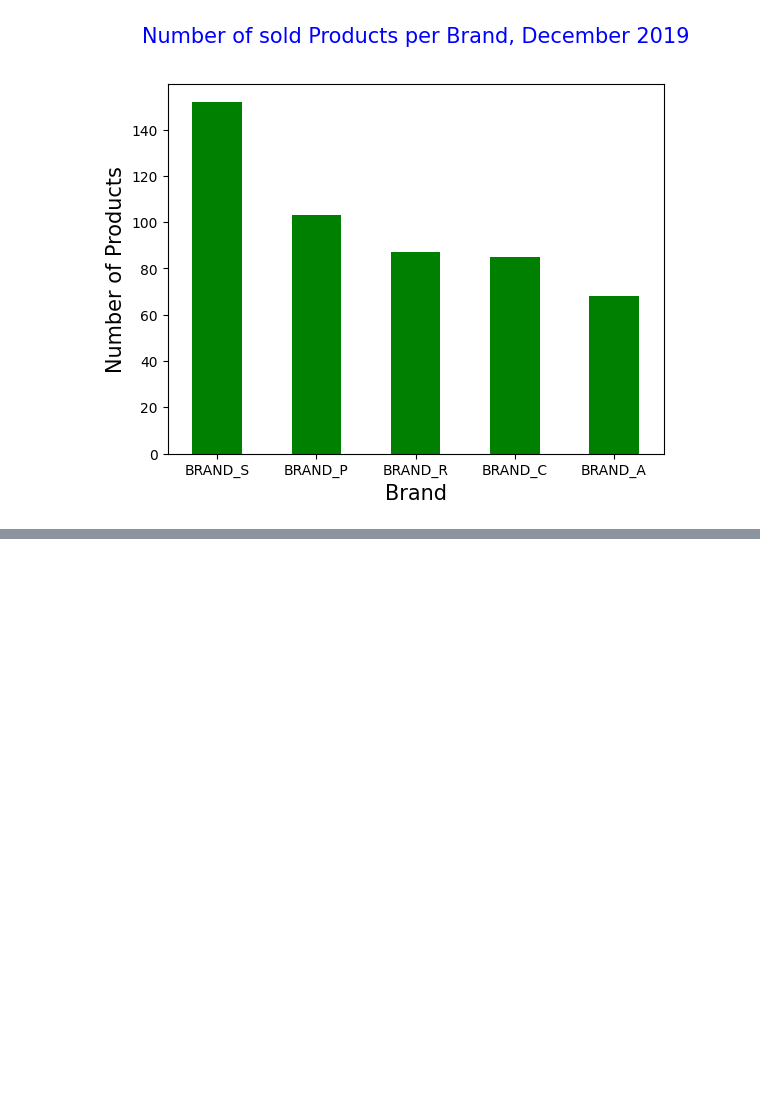
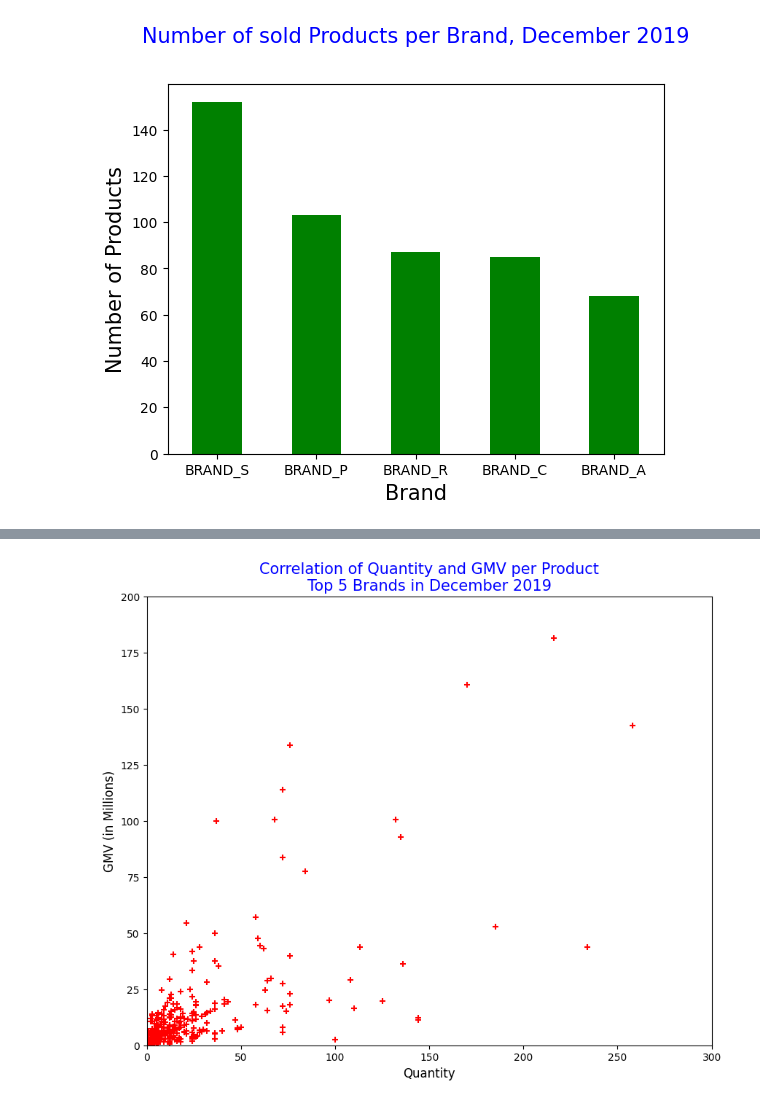
Before and after one commit to davinavc/Data-Analyst, a Jupyter notebook: Retail/Retail.ipynb, the cells around one changed output, grey strips where cells are left out. Saved outputs shown, nothing was run; the diff lists cells and outputs as text; code cells hidden in the pictures; blank space fills up the shorter version.

```diff
--- a/Retail/Retail.ipynb
+++ b/Retail/Retail.ipynb
@@ -115,0 +145,18 @@ plt.show()
+# %%
+# Using a scatter plot to check the correlation between quantity and GMV.
+#agregat per product
+data_per_product_top5brand_dec = df_top5brand_dec.groupby('product_id').agg({'quantity': 'sum', 'gmv':'sum', 'item_price':'median'}).reset_index()
+
+#scatter plot
+plt.figure(figsize=(10,8))
+plt.scatter(data_per_product_top5brand_dec['quantity'],data_per_product_top5brand_dec['gmv'], marker='+', color='red')
+plt.title('Correlation of Quantity and GMV per Product\nTop 5 Brands in December 2019',fontsize=15, color='blue')
+plt.xlabel('Quantity', fontsize = 12)
+plt.ylabel('GMV (in Millions)',fontsize = 12)
+plt.xlim(xmin=0,xmax=300)
+plt.ylim(ymin=0,ymax=200000000)
+labels, locations = plt.yticks()
+plt.yticks(labels, (labels/1000000).astype(int))
+plt.show()
+# %% [output]
+[figure, added]
```
Also changed, not shown: parts of 8 cells of this notebook.
